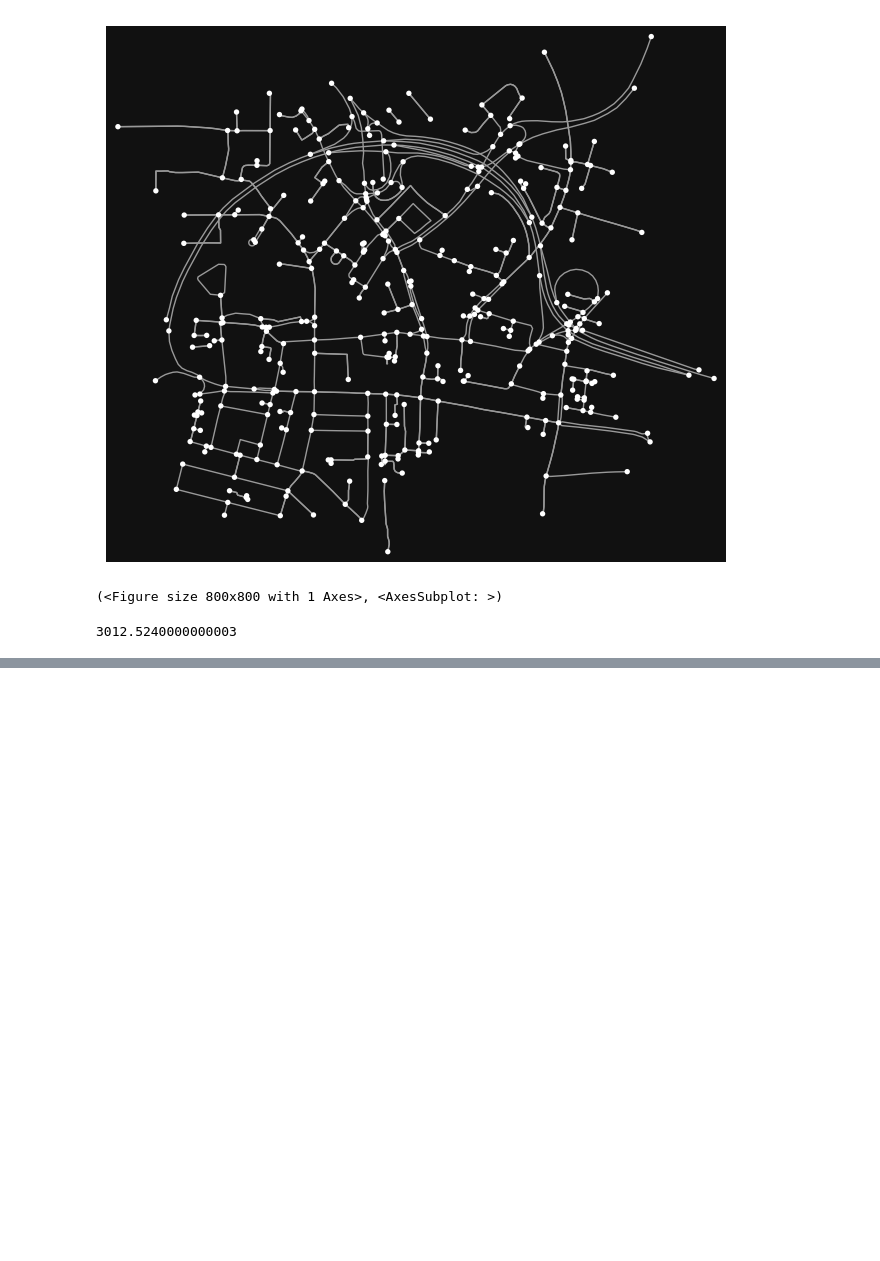
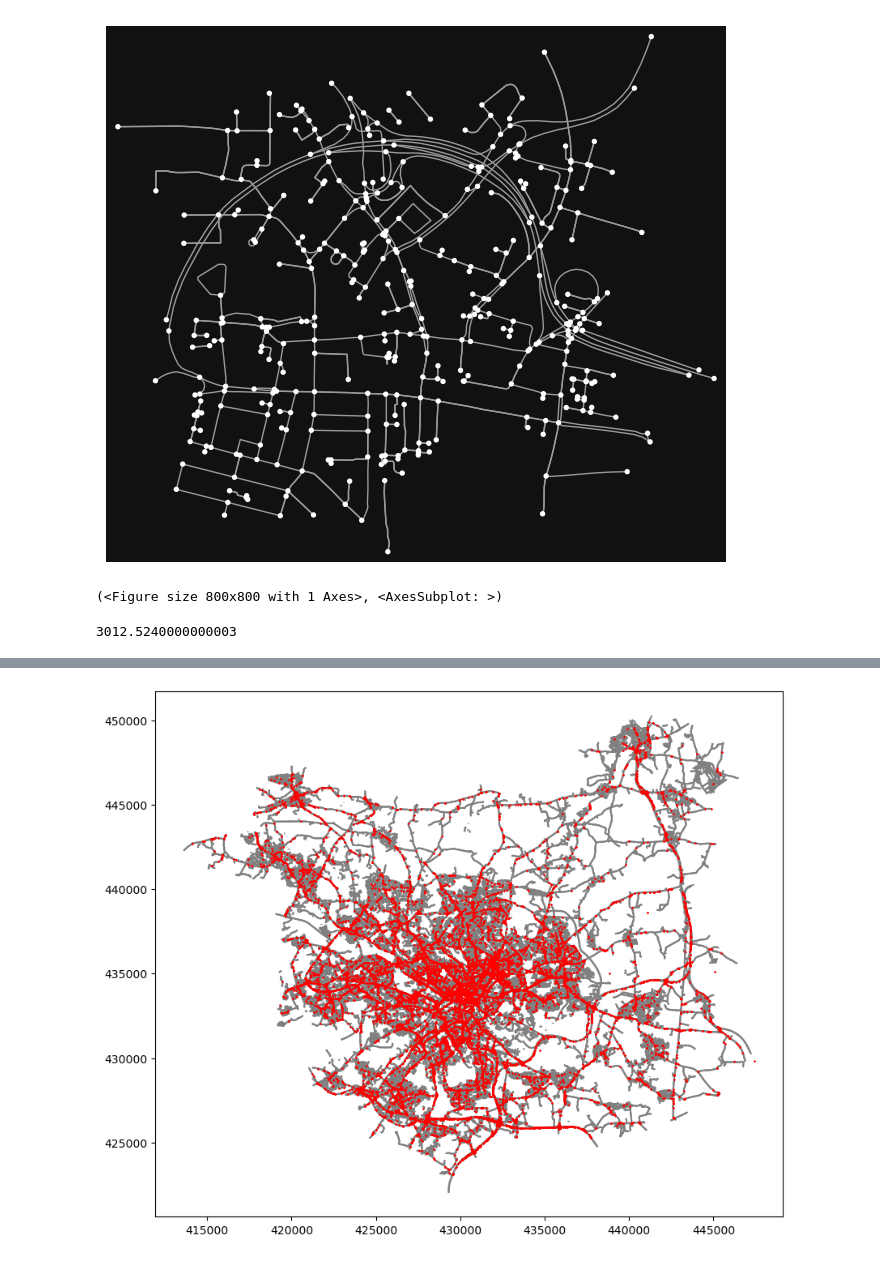
Before and after one commit to yulun-cd/nda_cw2, a Jupyter notebook: wb.ipynb, the cells around one changed output, grey strips where cells are left out. Drawn from its saved outputs; the diff is of its cells as text; code cells hidden in the pictures; blank space fills up the shorter version.

```diff
--- a/wb.ipynb
+++ b/wb.ipynb
@@ -274,0 +238,12 @@ fig.tight_layout()
+# %%
+leeds_lon_vals = nx.get_node_attributes(Leeds, 'x')
+leeds_lat_vals = nx.get_node_attributes(Leeds, 'y')
+
+leeds_edges_with_geom = list(Leeds.edges(data=True))
+
+for edge in leeds_edges_with_geom:
+    if 'geometry' not in edge[2]:
+        edge[2]['geometry'] = LineString([(leeds_lon_vals[edge[0]], leeds_lat_vals[edge[0]]),
+                                          (leeds_lon_vals[edge[1]], leeds_lat_vals[edge[1]])])
+
+leeds_edges_with_geom[0]
@@ -274,0 +261,3 @@ fig.tight_layout()
+# %%
+leeds_edges_gdf = gpd.GeoDataFrame(pd.DataFrame([edge[2] for edge in leeds_edges_with_geom]), geometry='geometry', crs='EPSG:4326')
+leeds_edges_gdf.head()
@@ -274,0 +271,9 @@ fig.tight_layout()
+# %%
+leeds_edges_gdf = leeds_edges_gdf.to_crs('EPSG:27700')
+# %%
+fig, ax = plt.subplots(figsize=(10,10))
+leeds_edges_gdf.plot(ax=ax, color='grey', zorder=0)
+gdf.plot(ax=ax, color='red', marker='x', zorder=1, markersize=1)
+plt.show()
+# %% [output]
+[figure, added]
```
Also changed, not shown: parts of 22 cells of this notebook, 1 other file.
